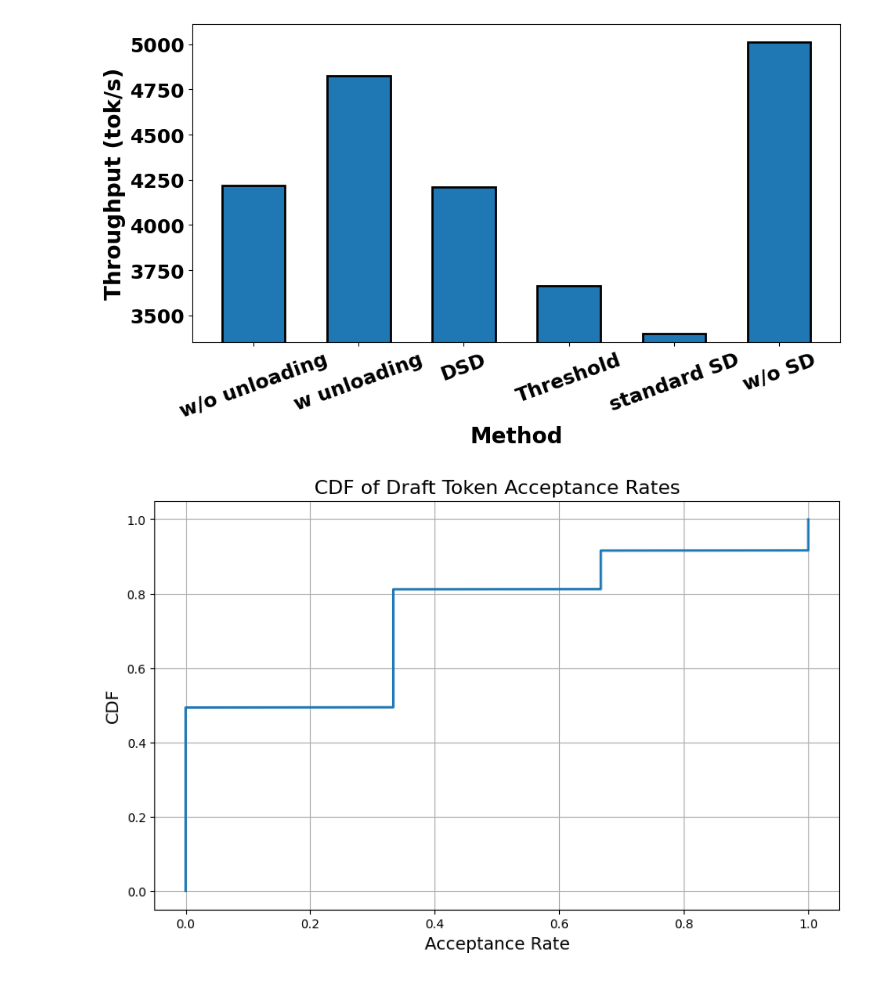
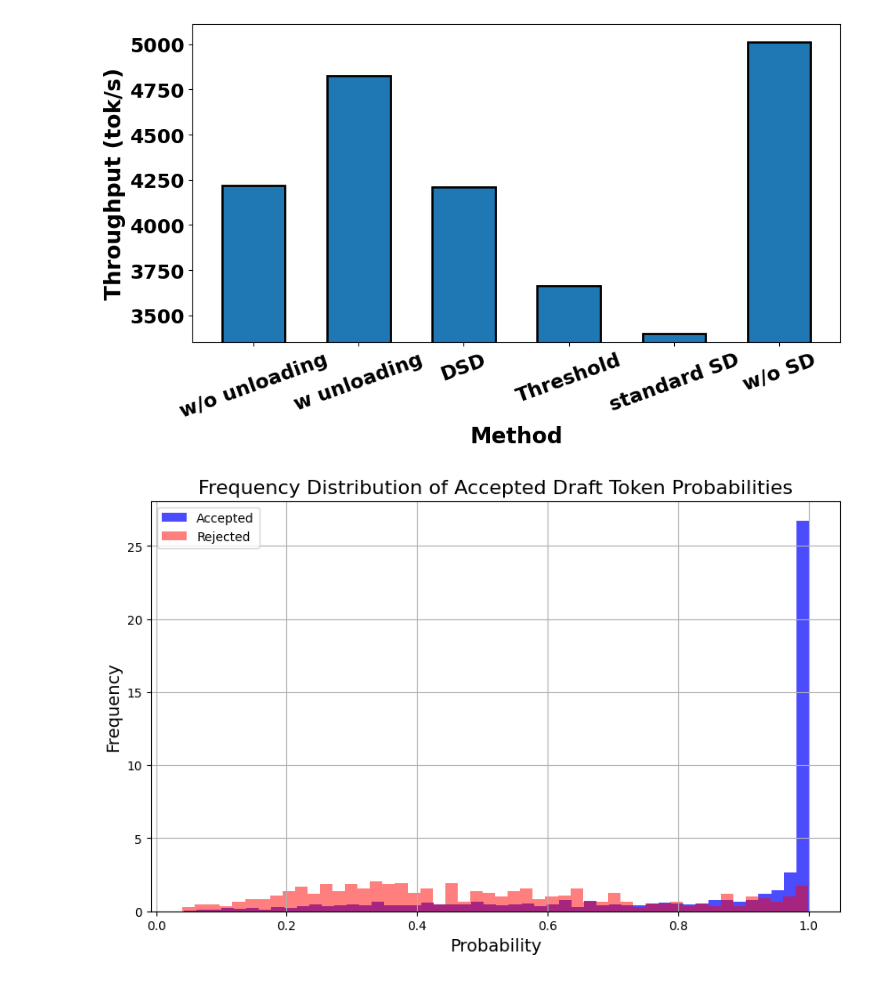
Before and after one commit to lihuahua123/vllm_speculative, a Jupyter notebook: exps/draw2.ipynb, the cells around one changed output. Saved outputs shown, nothing was run; the diff lists cells and outputs as text; code cells hidden in the pictures.

```diff
--- a/exps/draw2.ipynb
+++ b/exps/draw2.ipynb
@@ -777,51 +777,74 @@ plt.show()
 # %%
 import pickle
 import os
+import torch
 
 output_dir = "../confidence_history"
 
 # Load selected_target_probs
 with open(os.path.join(output_dir, "selected_target_probs.pkl"), "rb") as f:
     selected_target_probs = pickle.load(f)
 
 # Load selected_draft_probs
 with open(os.path.join(output_dir, "selected_draft_probs.pkl"), "rb") as f:
     selected_draft_probs = pickle.load(f)
 
 selected_target_probs_list = selected_target_probs
 selected_draft_probs_list = selected_draft_probs
 
 accpet = 0
 reject = 0
 accep_rates = []
+total_acc_probs = []
+total_reject_probs = []
 for step in range(len(selected_target_probs_list)):
     for i in range(len(selected_target_probs_list[step])): # 遍历请求
         accept_per_request = 0
         accept_per_rquest_by_draft = 0
-        for j in range(len(selected_target_probs_list[step][i])): # 遍历草稿模型长度
-            if selected_target_probs_list[step][i][j] > 0 and selected_target_probs_list[step][i][j] == selected_draft_probs_list[step][i][j]:
-                accept_per_request += 1
-            if selected_draft_probs_list[step][i][j] > 0:
-                accept_per_rquest_by_draft += 1
-            # if selected_target_probs_list[step][i][j] > 0 and selected_target_probs_list[step][i][j] == selected_draft_probs_list[step][i][j]:
-            #     accpet += 1
-            #     accept_per_request += 1
-            # elif selected_draft_probs_list[step][i][j] > 0:
-            #     reject += 1
-            #     break
-        accep_rates.append(accept_per_request/accept_per_rquest_by_draft)
-# Plot CDF of acceptance rates
-import matplotlib.pyplot as plt
-import numpy as np
+        k = len(selected_target_probs_list[step][i])
+        selected_target_probs = selected_target_probs_list[step][i].cpu()
+        selected_draft_probs = selected_draft_probs_list[step][i].cpu()
+        uniform_rand = torch.rand(1, k)
+        capped_ratio = torch.minimum(
+            selected_target_probs / selected_draft_probs,
+            torch.full((1, ), 1))
+        accepted = uniform_rand < capped_ratio
+        # Get accepted draft probabilities
+        #print(len(selected_draft_probs),accepted[0])
+        accepted_draft_probs = selected_draft_probs[accepted[0]]
+        reject_draft_probs = selected_draft_probs[~accepted[0]]
+        total_acc_probs += accepted_draft_probs
+        # Calculate acceptance rate for this request
+        accept_rate = len(accepted_draft_probs) / k
+        accep_rates.append(accept_rate)
+        total_reject_probs += reject_draft_probs
+        #print(accepted)
+
+def CDF(data):
+    # Plot CDF of acceptance rates
+    import matplotlib.pyplot as plt
+    import numpy as np
+    plt.figure(figsize=(10, 6))
+    sorted_rates = np.sort(data)
+    yvals = np.arange(len(data))/float(len(data))
+    plt.plot(sorted_rates, yvals, linewidth=2)
+    plt.grid(True)
+    plt.xlabel('Probability', fontsize=14)
+    plt.ylabel('CDF', fontsize=14)
+    plt.title('CDF of Draft Token Acceptance Rates', fontsize=16)
+    #plt.savefig('./figs/acceptance_rate_cdf.pdf', dpi=400, bbox_inches='tight')
+    plt.show()
+# CDF(total_acc_probs)
+# CDF(total_reject_probs)
+# Plot frequency histogram of accepted probabilities
 plt.figure(figsize=(10, 6))
-sorted_rates = np.sort(accep_rates)
-yvals = np.arange(len(sorted_rates))/float(len(sorted_rates))
-plt.plot(sorted_rates, yvals, linewidth=2)
+plt.hist(total_acc_probs, bins=50, density=True, alpha=0.7,color='blue',label='Accepted')
+plt.hist(total_reject_probs, bins=50, density=True, alpha=0.5,color='red',label='Rejected')
 plt.grid(True)
-plt.xlabel('Acceptance Rate', fontsize=14)
-plt.ylabel('CDF', fontsize=14)
-plt.title('CDF of Draft Token Acceptance Rates', fontsize=16)
-#plt.savefig('./figs/acceptance_rate_cdf.pdf', dpi=400, bbox_inches='tight')
+plt.xlabel('Probability', fontsize=14)
+plt.ylabel('Frequency', fontsize=14)
+plt.legend()
+plt.title('Frequency Distribution of Accepted Draft Token Probabilities', fontsize=16)
 plt.show()
 # %% [output]
-[figure, old version]
+[figure, new version]
```
Also changed, not shown: parts of 5 cells of this notebook, 12 other files.
